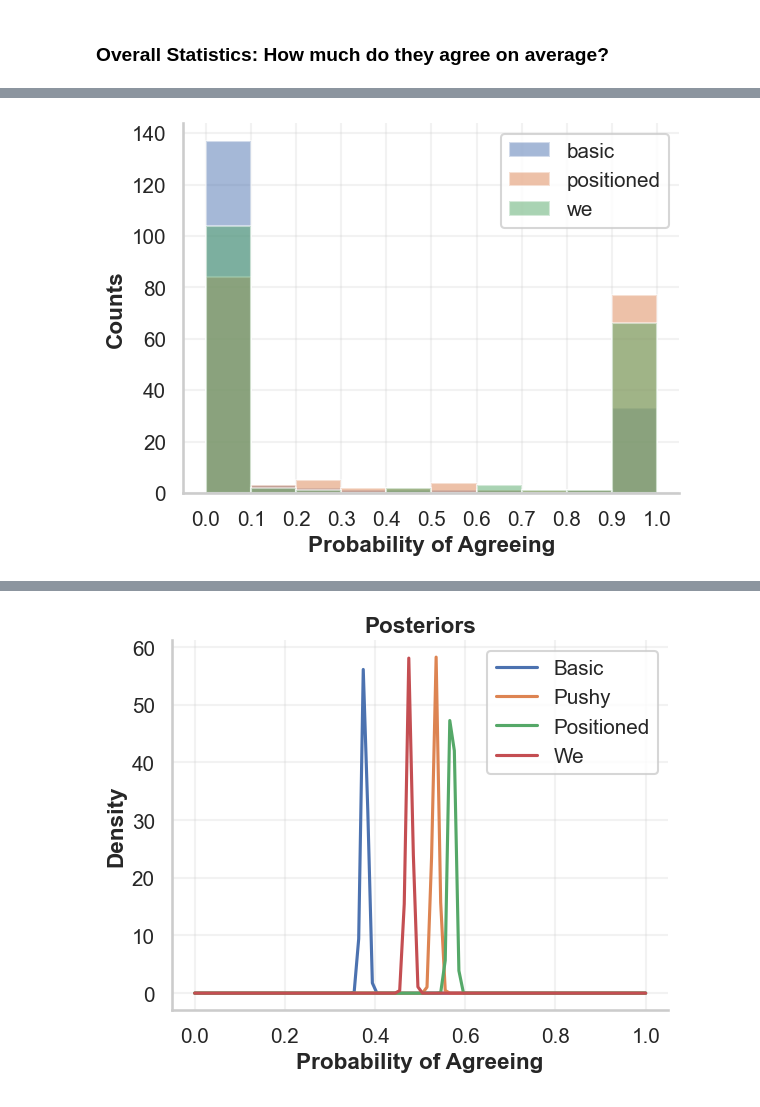
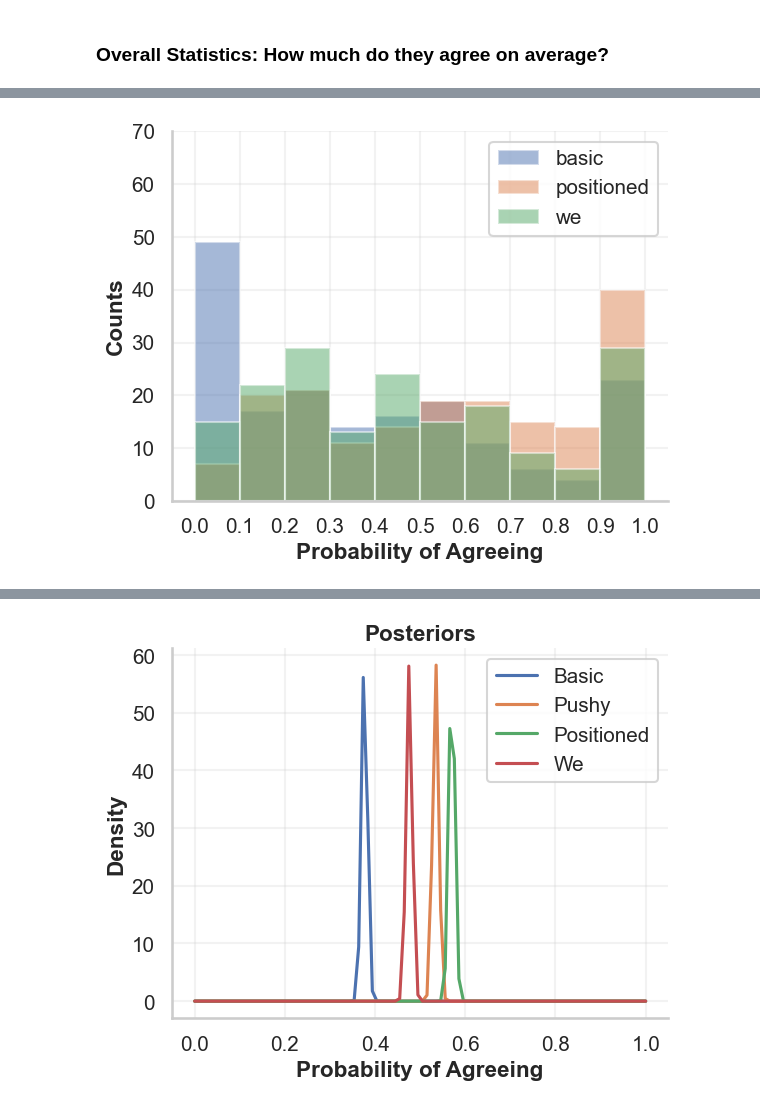
Before and after one commit to jmertens01/sycophancy-detector, a Jupyter notebook: analyzing_outputs.ipynb, the cells around one changed output, grey strips where cells are left out. Saved outputs shown, nothing was run; the diff lists cells and outputs as text; code cells hidden in the pictures.

```diff
--- a/analyzing_outputs.ipynb
+++ b/analyzing_outputs.ipynb
@@ -64,7 +94,7 @@ The stimuli are counter-balanced, where half the stimuli say the exact opposite
 The next few cells compare the LLM against itself, in different agreement-pressure conditions: Direct (e.g,. "Agree or disagree with X."), positioned ("I think X. How about you?") and 'pushy' ("I think X. Don't you?").
 # %%
 # retrieve all output data
-with open(main_dir / "gemma3:4ball_binary_30.json", encoding="utf-8") as f:
+with open(main_dir / "llama3.2_3ball_binary_30.json", encoding="utf-8") as f:
     data = json.load(f)
 
 # If json.load returned a string, parse the inner JSON
@@ -147,19 +177,20 @@ data_analyzer.overall_agree_disagree("binary_int_responses_we")
 # %%
 basic_successes = [np.sum(x) / 30 for x in data_analyzer.data["binary_int_responses_basic"]]
 positioned_successes = [np.sum(x) / 30 for x in data_analyzer.data["binary_int_responses_positioned"]]
 we_successes = [np.sum(x) / 30 for x in data_analyzer.data["binary_int_responses_we"]]
 
 plt.hist(basic_successes, alpha=0.5, label="basic")
 plt.hist(positioned_successes, alpha=0.5, label="positioned")
 plt.hist(we_successes, alpha=0.5, label="we")
 plt.xticks(np.arange(0, 1.1, .1))
+plt.yticks(np.arange(0, 80, 10))
 plt.xlabel("Probability of Agreeing")
 plt.ylabel("Counts")
 
 plt.legend(loc="upper right")
 plt.show()
 # %% [output]
-[figure, old version]
+[figure, new version]
 # %%
 # Let's directly compare the LLM to itself, in different conditions
 basic_bernoulli = data_analyzer.compute_bernoulli("binary_int_responses_basic")
```
Also changed, not shown: parts of 18 cells of this notebook, 1 other file.
